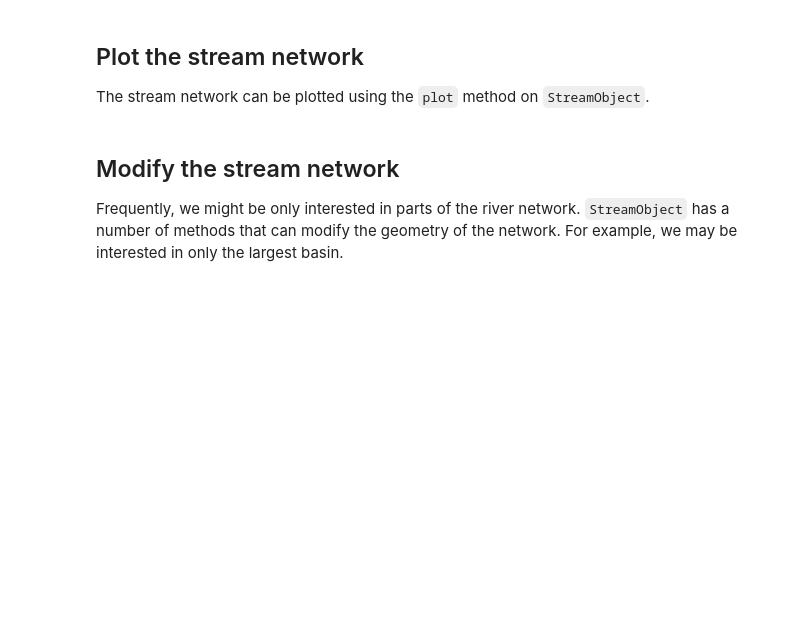
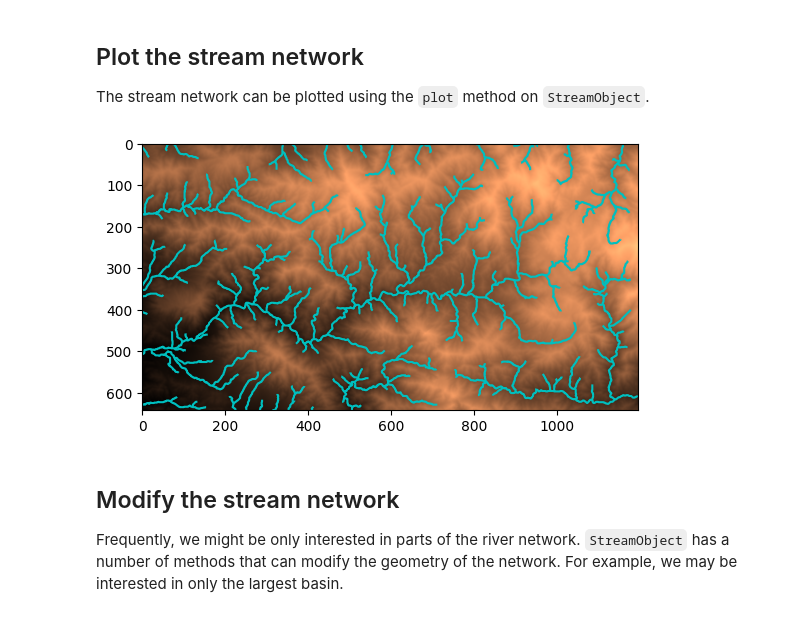
Before and after one commit to TopoToolbox/pytopotoolbox, a Jupyter notebook: docs/tutorial/stream.ipynb, the cells around one changed output. Cells and saved outputs as stored; diff of their text form; code cells hidden in the pictures; blank space fills up the shorter version.

Commit message:
update to perceptually uniform colormap.

```diff
--- a/docs/tutorial/stream.ipynb
+++ b/docs/tutorial/stream.ipynb
@@ -17,9 +17,11 @@ s   = tt3.StreamObject(fd,threshold=1000,units='pixels')
 The stream network can be plotted using the `plot` method on `StreamObject`.
 # %%
 fig, ax = plt.subplots()
-dem.plot(ax,cmap="terrain")
-s.plot(ax=ax,color='r')
+dem.plot(ax,cmap="copper")
+s.plot(ax=ax,color='c')
 plt.show()
+# %% [output]
+[figure, added]
 # %% [markdown]
 ## Modify the stream network
 
```
Also changed, not shown: parts of 2 cells of this notebook.
